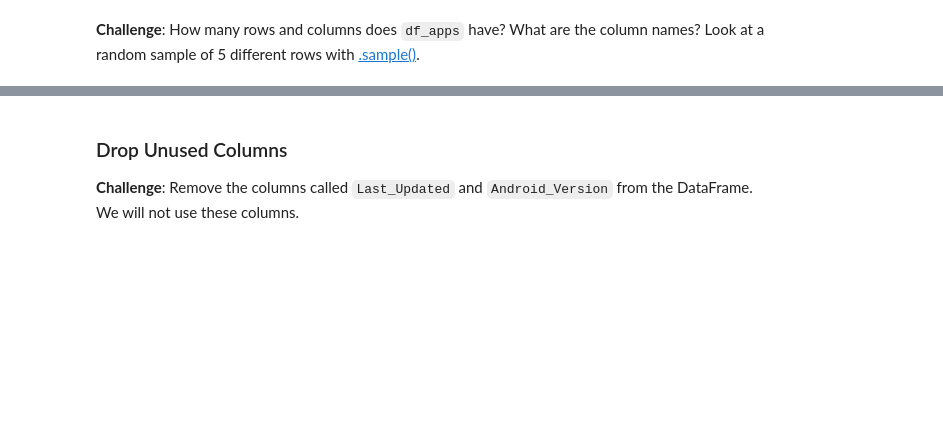
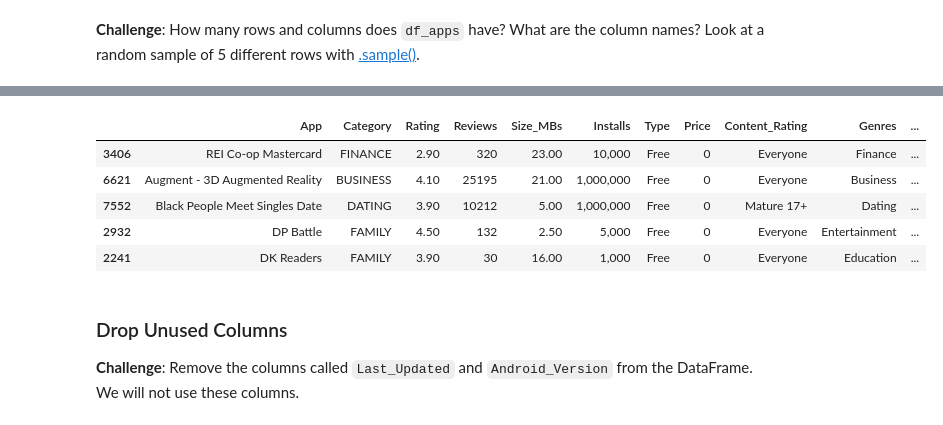
Before and after one commit to dmytro-iovenko/python-100-days-of-code, a Jupyter notebook: 75-google-play-store/Google_Play_Store_App_Analytics.ipynb, the cells around one changed output, grey strips where cells are left out. Drawn from its saved outputs; the diff is of its cells as text; code cells hidden in the pictures; blank space fills up the shorter version.

```diff
--- a/75-google-play-store/Google_Play_Store_App_Analytics.ipynb
+++ b/75-google-play-store/Google_Play_Store_App_Analytics.ipynb
@@ -30,3 +41,12 @@ FileNotFoundError: ignored
+# %%
+df_apps.sample(5)
+# %% [output]
+|  | App | Category | Rating | Reviews | Size_MBs | Installs | Type | Price | Content_Rating | Genres | ... |
+| 3406 | REI Co-op Mastercard | FINANCE | 2.90 | 320 | 23.00 | 10,000 | Free | 0 | Everyone | Finance | ... |
+| 6621 | Augment - 3D Augmented Reality | BUSINESS | 4.10 | 25195 | 21.00 | 1,000,000 | Free | 0 | Everyone | Business | ... |
+| 7552 | Black People Meet Singles Date | DATING | 3.90 | 10212 | 5.00 | 1,000,000 | Free | 0 | Mature 17+ | Dating | ... |
+| 2932 | DP Battle | FAMILY | 4.50 | 132 | 2.50 | 5,000 | Free | 0 | Everyone | Entertainment | ... |
+| 2241 | DK Readers | FAMILY | 3.90 | 30 | 16.00 | 1,000 | Free | 0 | Everyone | Education | ... |
 # %% [markdown]
 ### Drop Unused Columns
 
```
Also changed, not shown: parts of 11 cells of this notebook.
